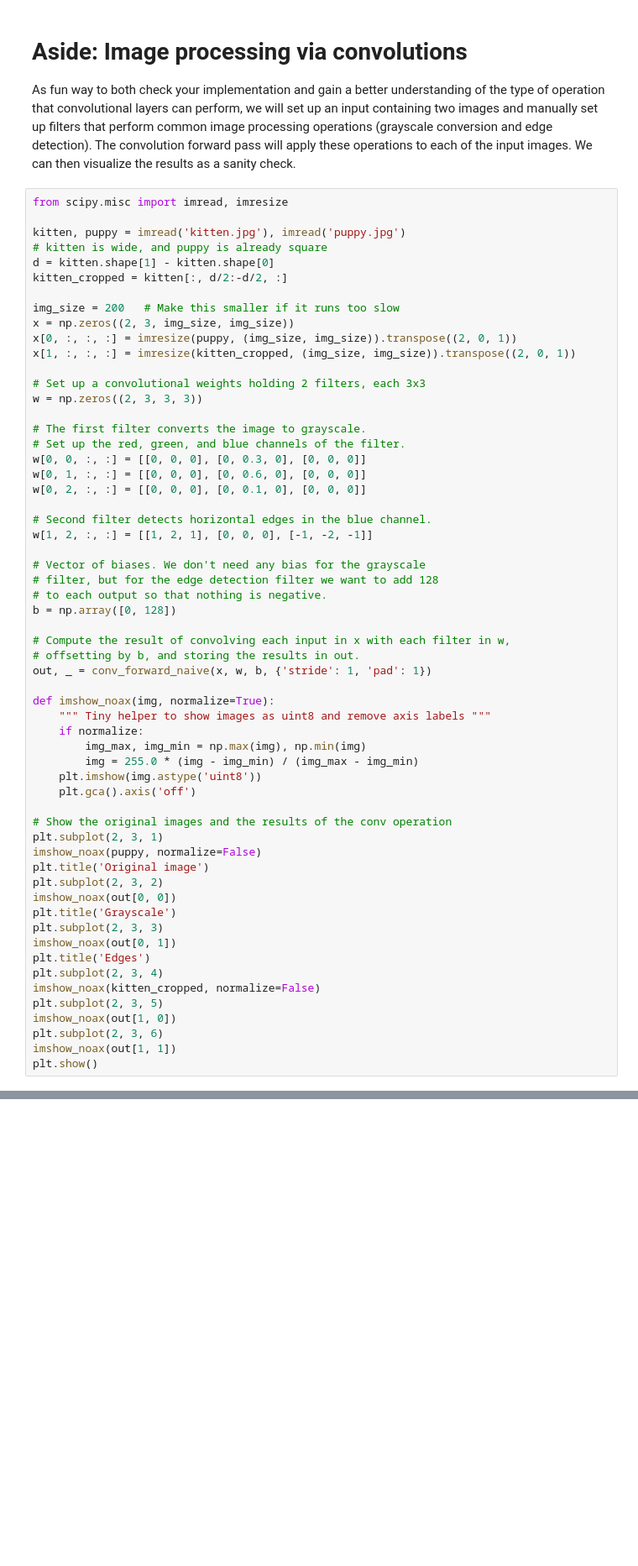
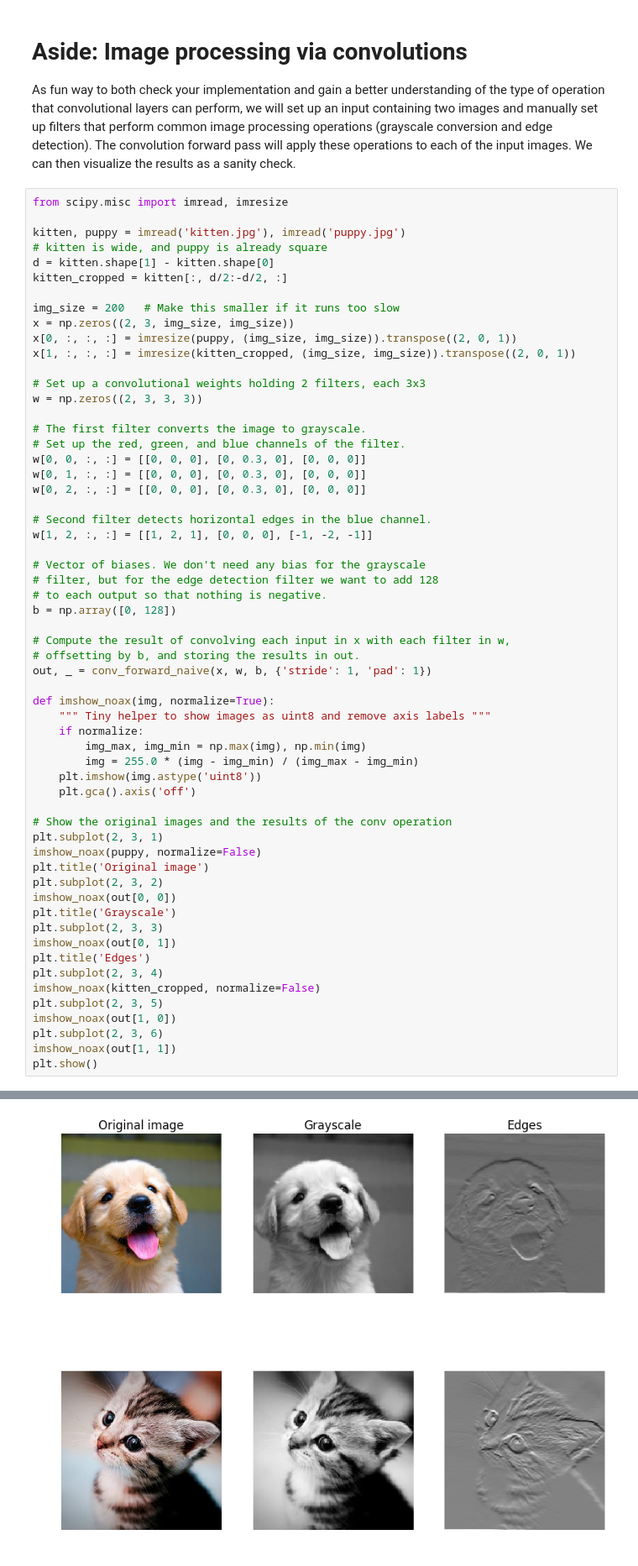
Before and after one commit to madalinabuzau/cs231n-convolutional-neural-networks-solutions, a Jupyter notebook: assignment2/ConvolutionalNetworks.ipynb, the cells around one changed output, grey strips where cells are left out. Shown at 84% size. Drawn from its saved outputs; the diff is of its cells as text; blank space fills up the shorter version.

```diff
--- a/assignment2/ConvolutionalNetworks.ipynb
+++ b/assignment2/ConvolutionalNetworks.ipynb
@@ -102,8 +102,8 @@ w = np.zeros((2, 3, 3, 3))
 # The first filter converts the image to grayscale.
 # Set up the red, green, and blue channels of the filter.
 w[0, 0, :, :] = [[0, 0, 0], [0, 0.3, 0], [0, 0, 0]]
-w[0, 1, :, :] = [[0, 0, 0], [0, 0.6, 0], [0, 0, 0]]
-w[0, 2, :, :] = [[0, 0, 0], [0, 0.1, 0], [0, 0, 0]]
+w[0, 1, :, :] = [[0, 0, 0], [0, 0.3, 0], [0, 0, 0]]
+w[0, 2, :, :] = [[0, 0, 0], [0, 0.3, 0], [0, 0, 0]]
 
 # Second filter detects horizontal edges in the blue channel.
 w[1, 2, :, :] = [[1, 2, 1], [0, 0, 0], [-1, -2, -1]]
@@ -147,3 +146,4 @@ ValueError: operands could not be broadcast together with shapes (3,2,3) (3,3,3)
+[figure, added]
 # %% [markdown]
 # Convolution: Naive backward pass
 Implement the backward pass for the convolution operation in the function `conv_backward_naive` in the file `cs231n/layers.py`. Again, you don't need to worry too much about computational efficiency.
```
Also changed, not shown: parts of 2 cells of this notebook, 2 other files.
